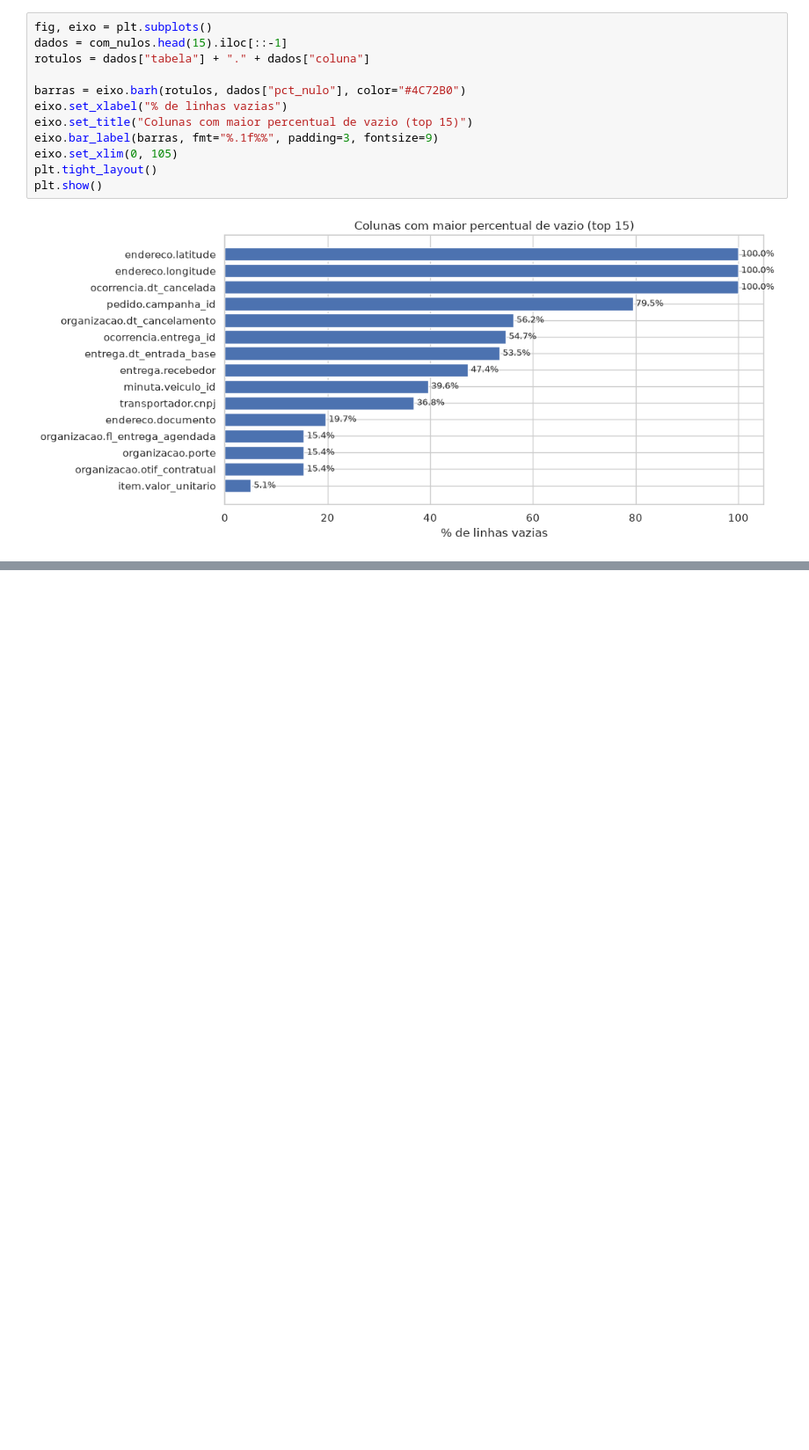
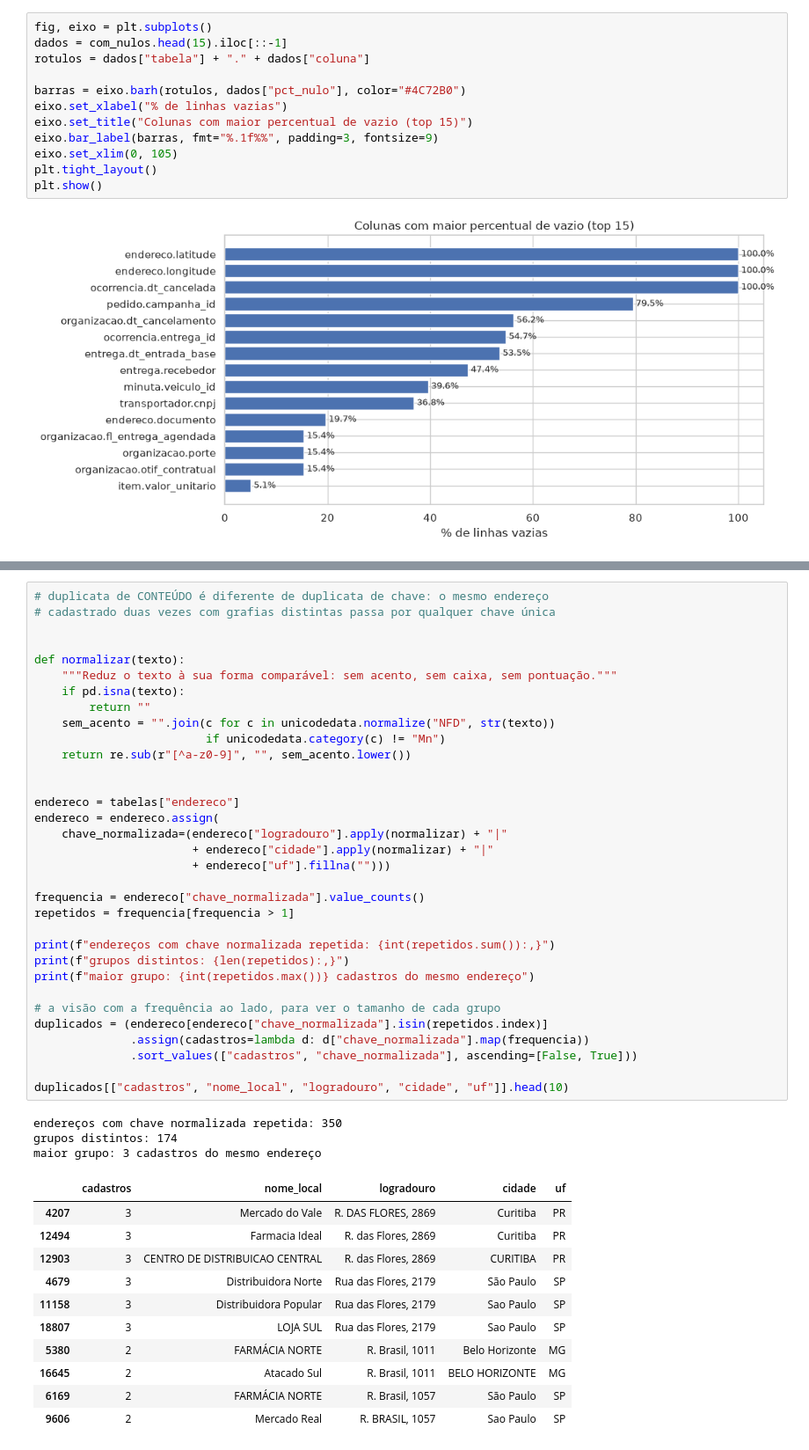
Before and after one commit to tiago466/logistica-otif-mlops, a Jupyter notebook: notebooks/operacional/00_eda_qualidade_dados_ope.ipynb, the cells around one changed output, grey strips where cells are left out. Shown at 88% size. Saved outputs shown, nothing was run; the diff lists cells and outputs as text; blank space fills up the shorter version.

```diff
--- a/notebooks/operacional/00_eda_qualidade_dados_ope.ipynb
+++ b/notebooks/operacional/00_eda_qualidade_dados_ope.ipynb
@@ -287,0 +567,48 @@ Achados registrados até aqui: 0
+# %%
+# duplicata de CONTEÚDO é diferente de duplicata de chave: o mesmo endereço
+# cadastrado duas vezes com grafias distintas passa por qualquer chave única
+
+
+def normalizar(texto):
+    """Reduz o texto à sua forma comparável: sem acento, sem caixa, sem pontuação."""
+    if pd.isna(texto):
+        return ""
+    sem_acento = "".join(c for c in unicodedata.normalize("NFD", str(texto))
+                         if unicodedata.category(c) != "Mn")
+    return re.sub(r"[^a-z0-9]", "", sem_acento.lower())
+
+
+endereco = tabelas["endereco"]
+endereco = endereco.assign(
+    chave_normalizada=(endereco["logradouro"].apply(normalizar) + "|"
+                       + endereco["cidade"].apply(normalizar) + "|"
+                       + endereco["uf"].fillna("")))
+
+frequencia = endereco["chave_normalizada"].value_counts()
+repetidos = frequencia[frequencia > 1]
+
+print(f"endereços com chave normalizada repetida: {int(repetidos.sum()):,}")
+print(f"grupos distintos: {len(repetidos):,}")
+print(f"maior grupo: {int(repetidos.max())} cadastros do mesmo endereço")
+
+# a visão com a frequência ao lado, para ver o tamanho de cada grupo
+duplicados = (endereco[endereco["chave_normalizada"].isin(repetidos.index)]
+              .assign(cadastros=lambda d: d["chave_normalizada"].map(frequencia))
+              .sort_values(["cadastros", "chave_normalizada"], ascending=[False, True]))
+
+duplicados[["cadastros", "nome_local", "logradouro", "cidade", "uf"]].head(10)
+# %% [output]
+endereços com chave normalizada repetida: 350
+grupos distintos: 174
+maior grupo: 3 cadastros do mesmo endereço
+|  | cadastros | nome_local | logradouro | cidade | uf |
+| 4207 | 3 | Mercado do Vale | R. DAS FLORES, 2869 | Curitiba | PR |
+| 12494 | 3 | Farmacia Ideal | R. das Flores, 2869 | Curitiba | PR |
+| 12903 | 3 | CENTRO DE DISTRIBUICAO CENTRAL | R. das Flores, 2869 | CURITIBA | PR |
+| 4679 | 3 | Distribuidora Norte | Rua das Flores, 2179 | São Paulo | SP |
+| 11158 | 3 | Distribuidora Popular | Rua das Flores, 2179 | Sao Paulo | SP |
+| 18807 | 3 | LOJA SUL | Rua das Flores, 2179 | Sao Paulo | SP |
+| 5380 | 2 | FARMÁCIA NORTE | R. Brasil, 1011 | Belo Horizonte | MG |
+| 16645 | 2 | Atacado Sul | R. Brasil, 1011 | BELO HORIZONTE | MG |
+| 6169 | 2 | FARMÁCIA NORTE | R. Brasil, 1057 | São Paulo | SP |
+| 9606 | 2 | Mercado Real | R. BRASIL, 1057 | Sao Paulo | SP |
```
Also changed, not shown: parts of 67 cells of this notebook, 2 other files.
